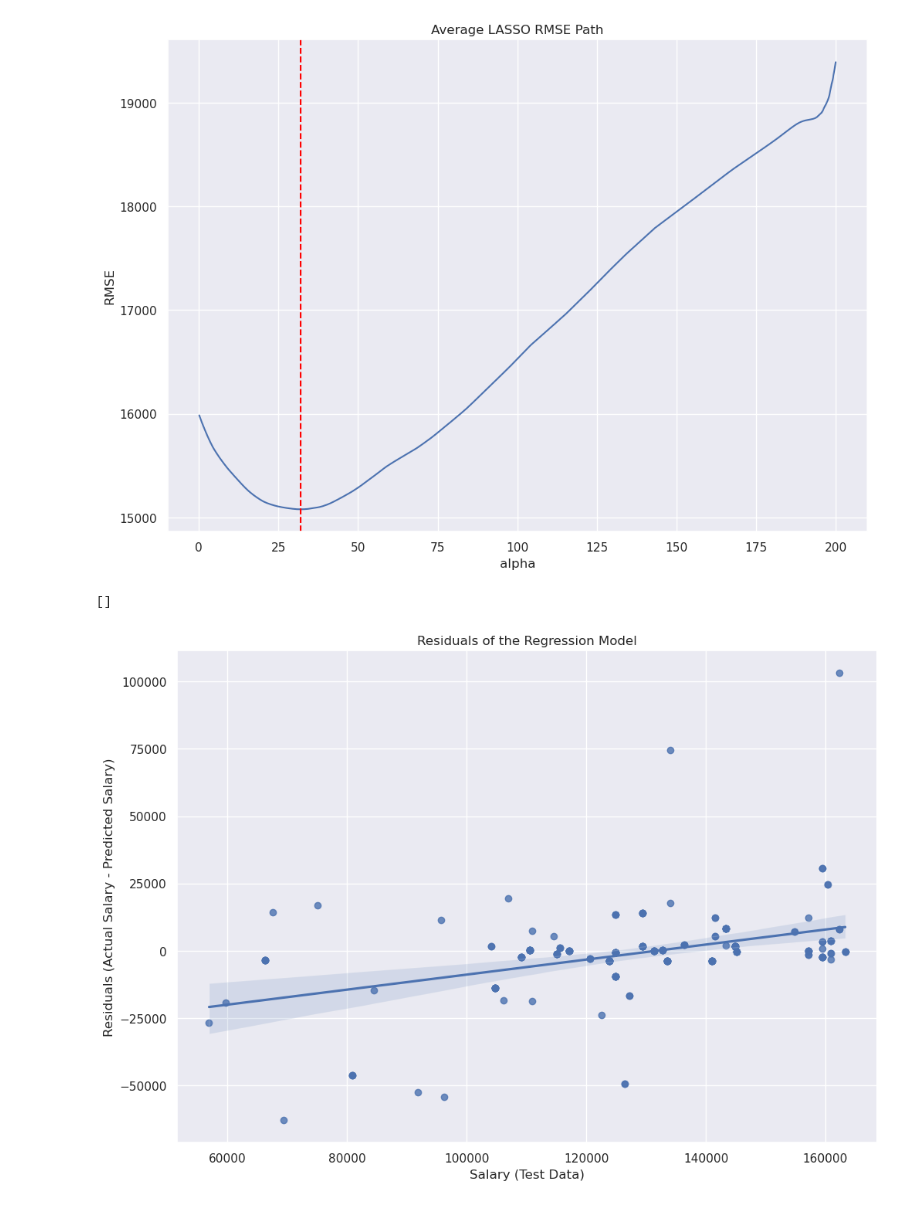
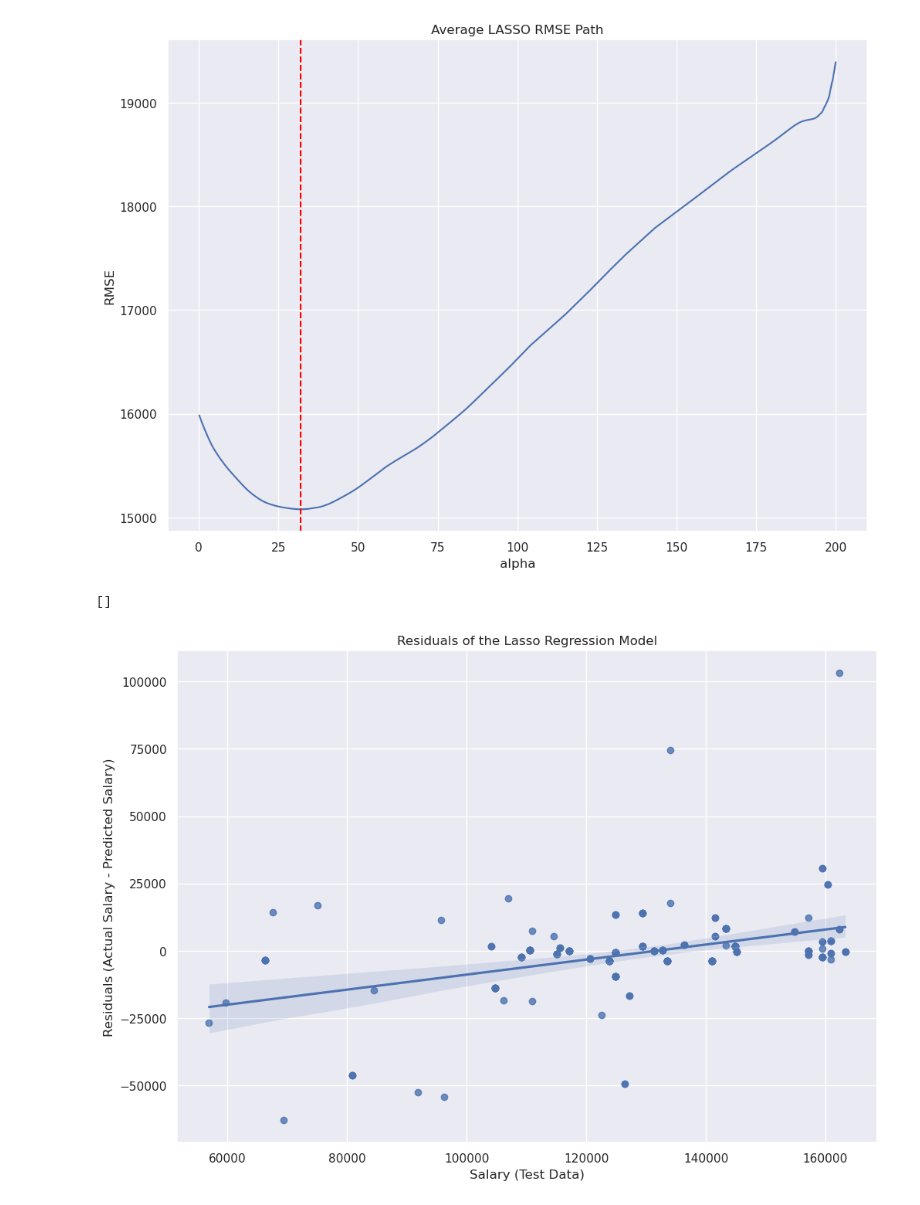
Before and after one commit to trav-d13/Data-Science-Job-Market-Analysis, a Jupyter notebook: eda.ipynb, the cells around one changed output. Cells and saved outputs as stored; diff of their text form; code cells hidden in the pictures.

```diff
--- a/eda.ipynb
+++ b/eda.ipynb
@@ -361,11 +369,11 @@ Text(0, 0.5, 'RMSE')
 # %%
 # Plot residuals
 fm_residuals = y_test - y_predicted
 sns.regplot(x=y_test, y=fm_residuals)
 plt.xlabel('Salary (Test Data)')
 plt.ylabel('Residuals (Actual Salary - Predicted Salary)')
-plt.title('Residuals of the Regression Model')
+plt.title('Residuals of the Lasso Regression Model')
 plt.plot()
 # %% [output]
 []
-[figure, old version]
+[figure, new version]
```
Also changed, not shown: parts of 19 cells of this notebook.
